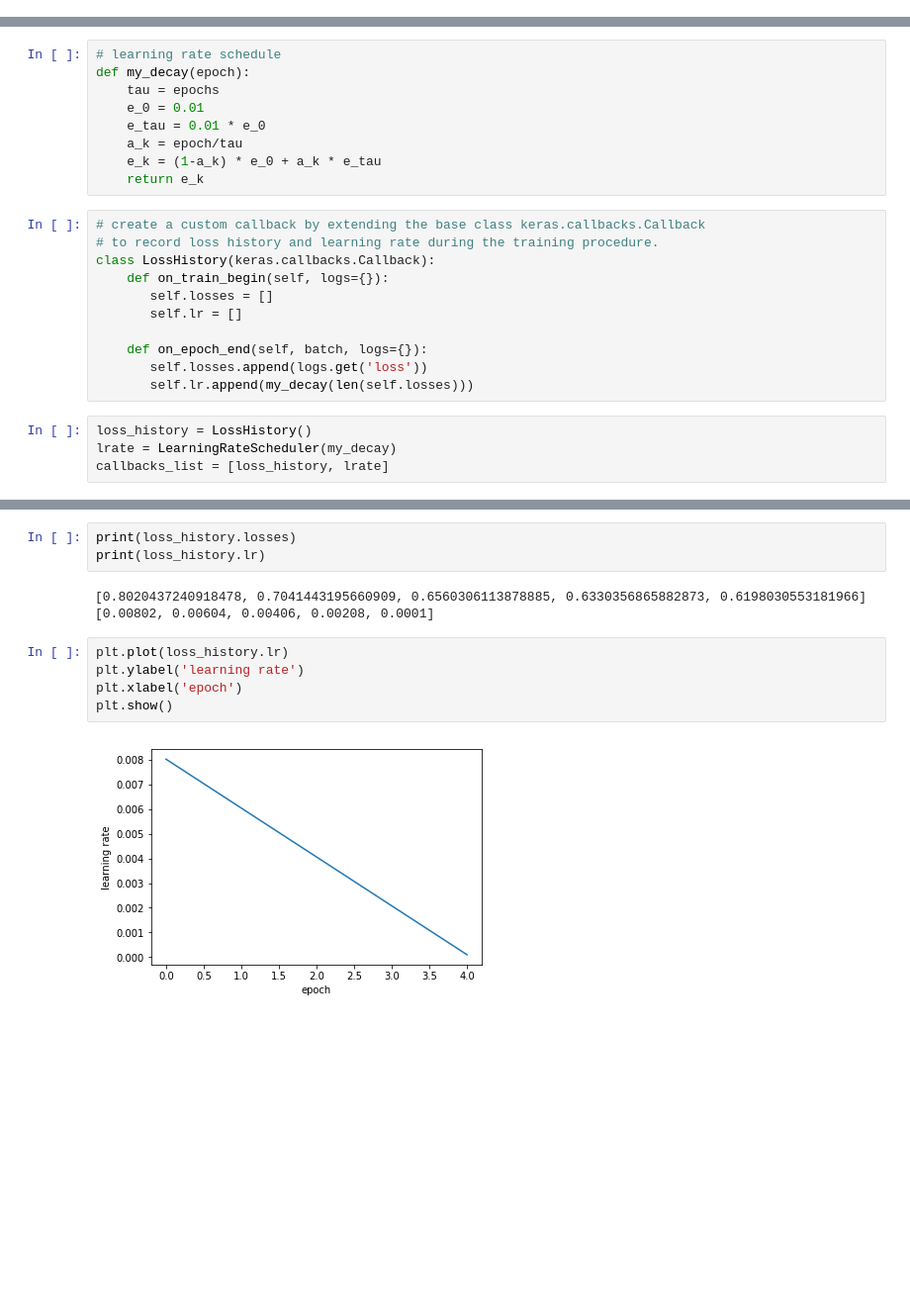
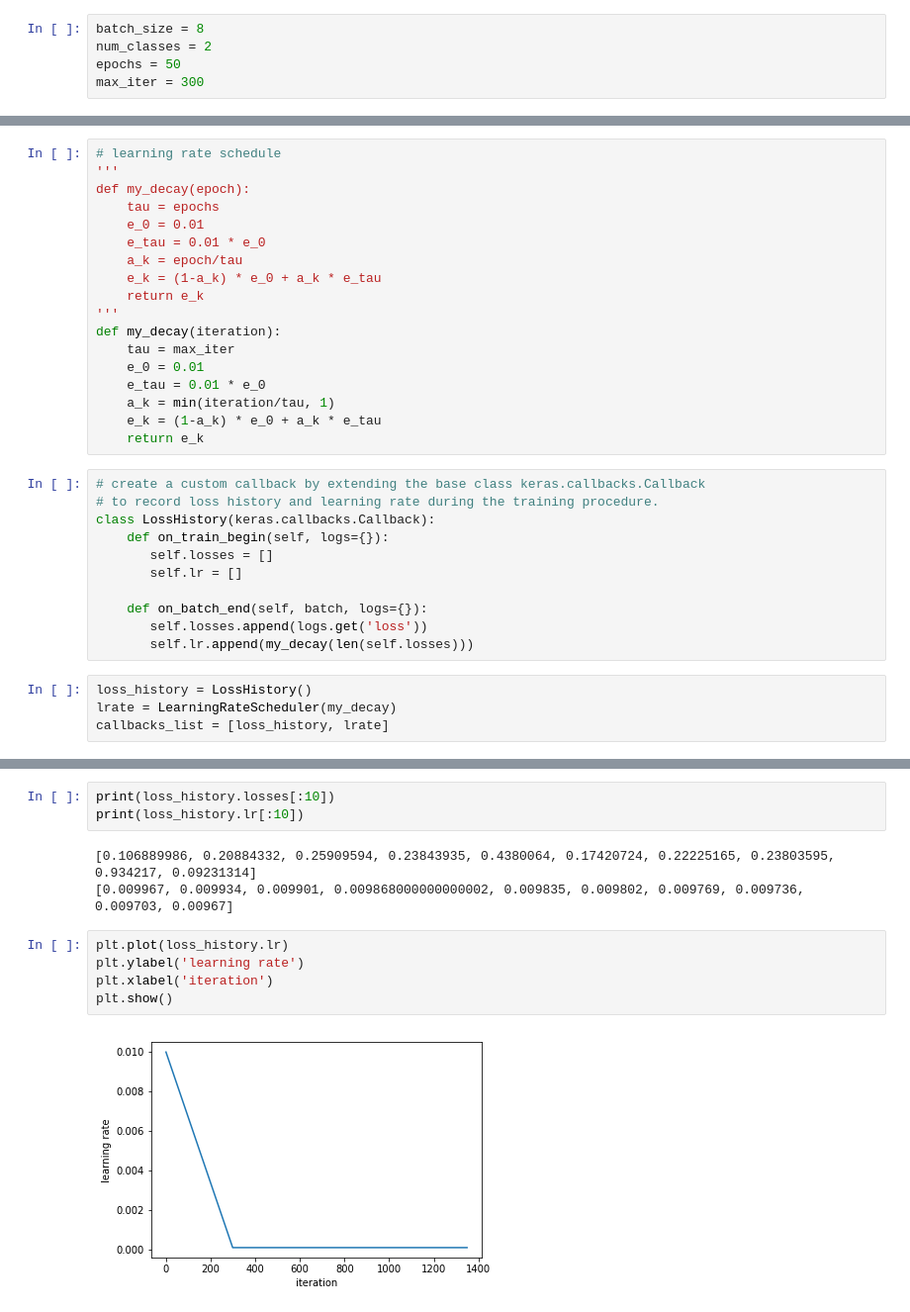
Before and after one commit to peiyaow/dl790, a Jupyter notebook: hw2/HW2_jitong.ipynb, the cells around one changed output, grey strips where cells are left out. Shown at 99% size. Cells and saved outputs as stored; diff of their text form; blank space fills up the shorter version.

```diff
--- a/hw2/HW2_jitong.ipynb
+++ b/hw2/HW2_jitong.ipynb
@@ -19,2 +15,7 @@ epochs = 5
+# %%
+batch_size = 8
+num_classes = 2
+epochs = 50
+max_iter = 300
 # %%
 # input image dimensions
@@ -113,6 +160,7 @@ _________________________________________________________________
 None
 # %%
 # learning rate schedule
+'''
 def my_decay(epoch):
     tau = epochs
     e_0 = 0.01
@@ -120,6 +168,14 @@ def my_decay(epoch):
     a_k = epoch/tau
     e_k = (1-a_k) * e_0 + a_k * e_tau
     return e_k
+'''
+def my_decay(iteration):
+    tau = max_iter
+    e_0 = 0.01
+    e_tau = 0.01 * e_0
+    a_k = min(iteration/tau, 1)
+    e_k = (1-a_k) * e_0 + a_k * e_tau
+    return e_k
 # %%
 # create a custom callback by extending the base class keras.callbacks.Callback
 # to record loss history and learning rate during the training procedure.
@@ -128,7 +184,7 @@ class LossHistory(keras.callbacks.Callback):
        self.losses = []
        self.lr = []
 
-    def on_epoch_end(self, batch, logs={}):
+    def on_batch_end(self, batch, logs={}):
        self.losses.append(logs.get('loss'))
        self.lr.append(my_decay(len(self.losses)))
 # %%
@@ -165,13 +231,13 @@ Test accuracy: 0.8019
 # %%
-print(loss_history.losses)
-print(loss_history.lr)
+print(loss_history.losses[:10])
+print(loss_history.lr[:10])
 # %% [output]
-[0.8020437240918478, 0.7041443195660909, 0.6560306113878885, 0.6330356865882873, 0.6198030553181966]
-[0.00802, 0.00604, 0.00406, 0.00208, 0.0001]
+[0.106889986, 0.20884332, 0.25909594, 0.23843935, 0.4380064, 0.17420724, 0.22225165, 0.23803595, 0.934217, 0.09231314]
+[0.009967, 0.009934, 0.009901, 0.009868000000000002, 0.009835, 0.009802, 0.009769, 0.009736, 0.009703, 0.00967]
 # %%
 plt.plot(loss_history.lr)
 plt.ylabel('learning rate')
-plt.xlabel('epoch')
+plt.xlabel('iteration')
 plt.show()
 # %% [output]
-[figure, old version]
+[figure, new version]
```
Also changed, not shown: parts of 20 cells of this notebook.
